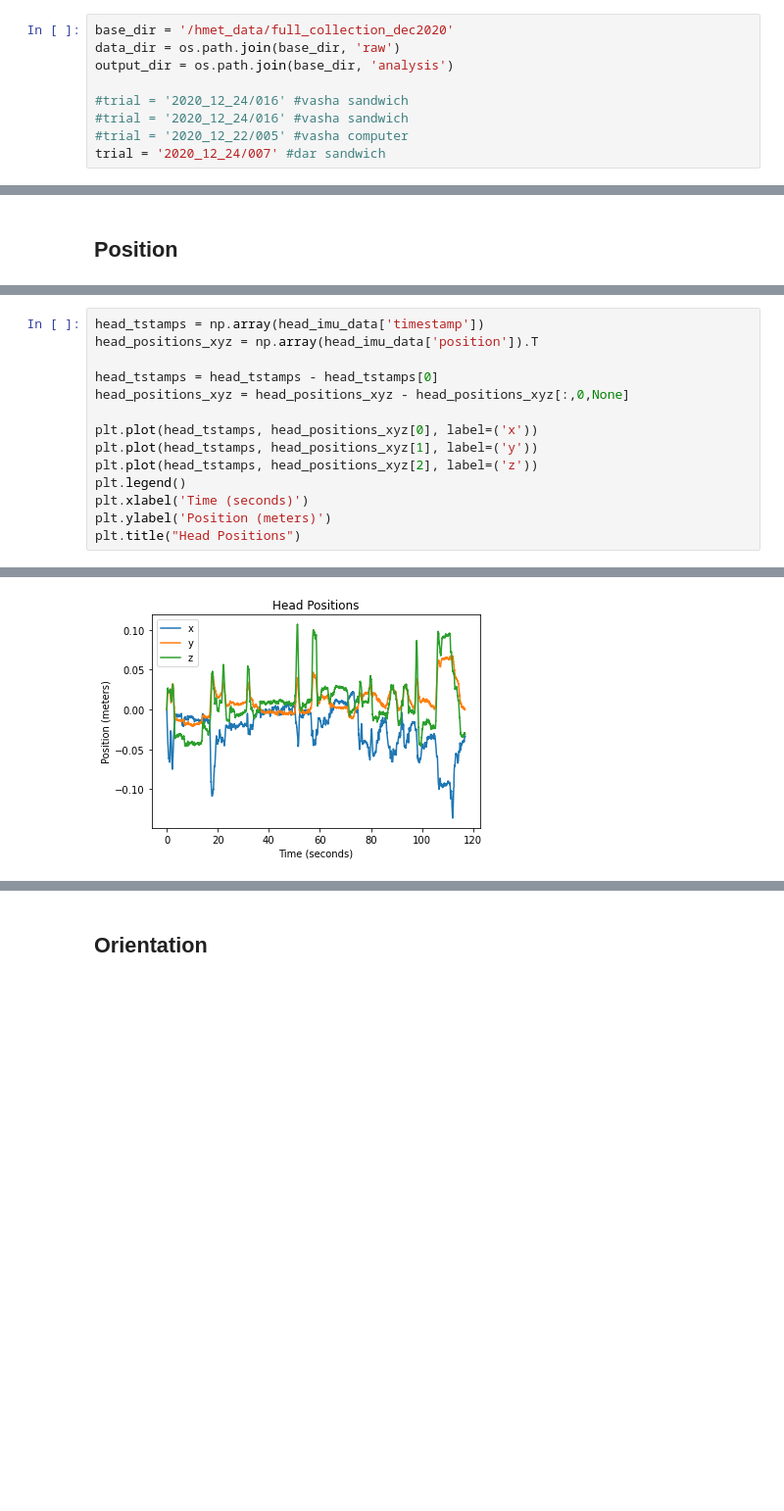
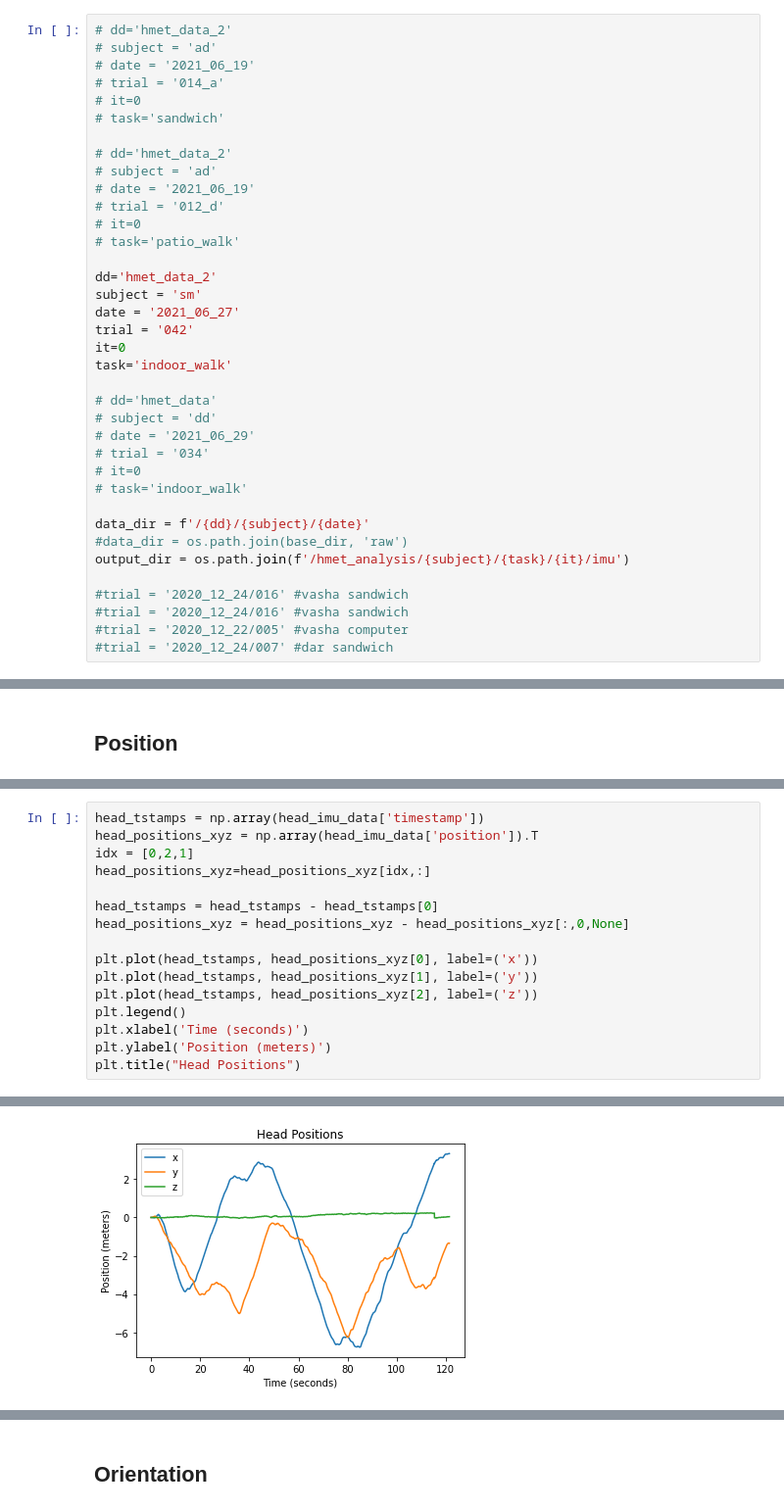
Before and after one commit to vdutell/st-bravo_analysis, a Jupyter notebook: 4b. IMU.ipynb, the cells around one changed output, grey strips where cells are left out. Shown: that part at 98% size. Saved outputs shown, nothing was run; the diff lists cells and outputs as text; blank space fills up the shorter version.

Commit message:
IMU analysis

```diff
--- a/4b. IMU.ipynb
+++ b/4b. IMU.ipynb
@@ -13,14 +14,42 @@ import matplotlib.pyplot as plt
 # %% [markdown]
 ## Parameters
 # %%
-base_dir = '/hmet_data/full_collection_dec2020'
-data_dir = os.path.join(base_dir, 'raw')
-output_dir = os.path.join(base_dir, 'analysis')
+# dd='hmet_data_2'
+# subject = 'ad'
+# date = '2021_06_19'
+# trial = '014_a'
+# it=0
+# task='sandwich'
+
+# dd='hmet_data_2'
+# subject = 'ad'
+# date = '2021_06_19'
+# trial = '012_d'
+# it=0
+# task='patio_walk'
+
+dd='hmet_data_2'
+subject = 'sm'
+date = '2021_06_27'
+trial = '042'
+it=0
+task='indoor_walk'
+
+# dd='hmet_data'
+# subject = 'dd'
+# date = '2021_06_29'
+# trial = '034'
+# it=0
+# task='indoor_walk'
+
+data_dir = f'/{dd}/{subject}/{date}'
+#data_dir = os.path.join(base_dir, 'raw')
+output_dir = os.path.join(f'/hmet_analysis/{subject}/{task}/{it}/imu')
 
 #trial = '2020_12_24/016' #vasha sandwich
 #trial = '2020_12_24/016' #vasha sandwich
 #trial = '2020_12_22/005' #vasha computer
-trial = '2020_12_24/007' #dar sandwich
+#trial = '2020_12_24/007' #dar sandwich
 # %% [markdown]
 ## Readin & Convert Traces
 # %%
@@ -51,17 +91,19 @@ dict_keys(['topic', 'timestamp', 'rs_timestamp', 'tracker_confidence', 'position
 # %%
 head_tstamps = np.array(head_imu_data['timestamp'])
 head_positions_xyz = np.array(head_imu_data['position']).T
+idx = [0,2,1]
+head_positions_xyz=head_positions_xyz[idx,:]
 
 head_tstamps = head_tstamps - head_tstamps[0]
 head_positions_xyz = head_positions_xyz - head_positions_xyz[:,0,None]
 
 plt.plot(head_tstamps, head_positions_xyz[0], label=('x'))
 plt.plot(head_tstamps, head_positions_xyz[1], label=('y'))
 plt.plot(head_tstamps, head_positions_xyz[2], label=('z'))
 plt.legend()
 plt.xlabel('Time (seconds)')
 plt.ylabel('Position (meters)')
 plt.title("Head Positions")
 # %% [output]
 Text(0.5, 1.0, 'Head Positions')
-[figure, old version]
+[figure, new version]
```
Also changed, not shown: parts of 26 cells of this notebook.
